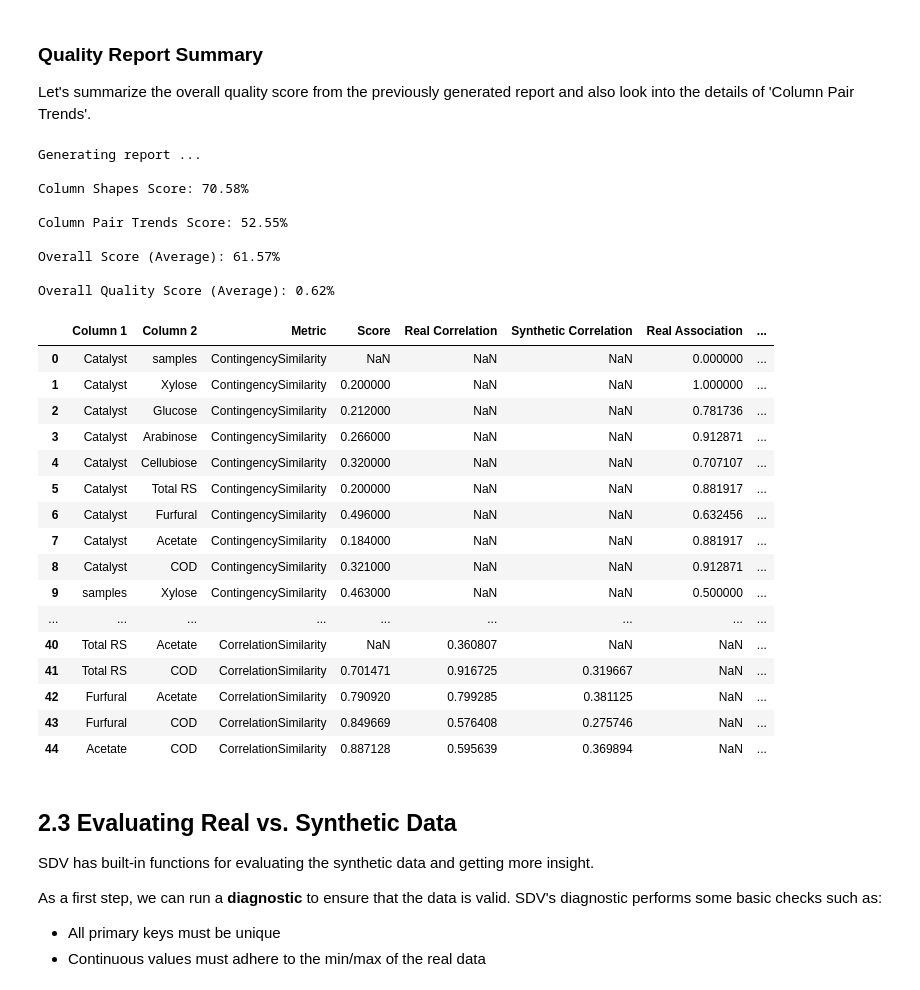
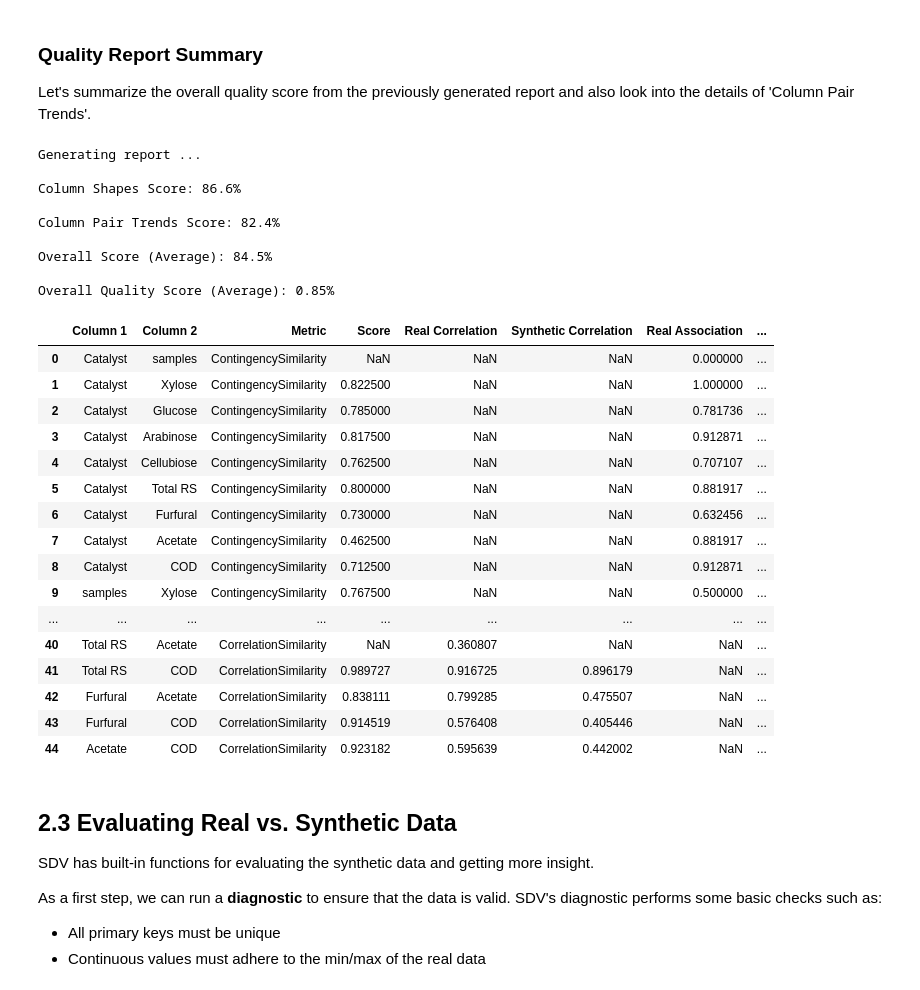
Before and after one commit to umraodeepika7-dotcom/ctgan, a Jupyter notebook: SDV_Synthesize_a_table_(CTGAN).ipynb, the cells around one changed output. Saved outputs shown, nothing was run; the diff lists cells and outputs as text; code cells hidden in the pictures.

```diff
--- a/SDV_Synthesize_a_table_(CTGAN).ipynb
+++ b/SDV_Synthesize_a_table_(CTGAN).ipynb
@@ -161,0 +151,7 @@ synthetic_data.head()
+# %%
+
+# Generate synthetic data using the GMM synthesizer
+synthetic_data_from_gmm = gmm_synthesizer.sample(len(real_data) * 50)
+
+print(f"Generated {len(synthetic_data_from_gmm)} synthetic rows using GMM.")
+display(synthetic_data_from_gmm.head())
@@ -179,7 +183,7 @@ def enforce_group_min_max_for_row(row, group_min_max_df, group_col, numeric_colu
     return row
 
 # Create a copy to store the enforced synthetic data
-synthetic_data_enforced = synthetic_data.copy()
+synthetic_data_enforced = synthetic_data_from_gmm.copy()
 
 # Apply the enforcement function to each row of the synthetic data
 synthetic_data_enforced = synthetic_data_enforced.apply(lambda row: enforce_group_min_max_for_row(row, group_min_max, 'Catalyst', numeric_cols), axis=1)
@@ -214,21 +218,3 @@ display(synthetic_data_enforced.head(500))
 ### Comparing Distributions of Real vs. Enforced Synthetic Data
 
 Now, let's visualize the 1D distributions of each numerical column to compare the `real_data` with the `synthetic_data_enforced` after applying group-wise min/max constraints.
-# %%
-from sdv.evaluation.single_table import get_column_plot
-import matplotlib.pyplot as plt
-
-# numeric_cols is already defined from previous steps
-# numeric_cols = ['Xylose', 'Glucose', 'Arabinose', 'Cellubiose', 'Total RS', 'Furfural', 'Acetate', 'COD']
-
-for col_name in numeric_cols:
-    print(f"Plotting distribution for column: {col_name}")
-    fig = get_column_plot(
-        real_data=real_data,
-        synthetic_data=synthetic_data_enforced,
-        column_name=col_name,
-        metadata=metadata
-    )
-    # Save the figure to a file instead of showing it directly
-    fig.savefig(f'{col_name}_distribution_comparison.png')
-    plt.close(fig) # Close the figure to free up memory
@@ -257,16 +231,0 @@ Successfully installed choreographer-1.3.0 kaleido-1.3.0 logistro-2.0.1
-# %%
-from sdv.evaluation.single_table import get_column_plot
-
-# numeric_cols is already defined from previous steps
-# numeric_cols = ['Xylose', 'Glucose', 'Arabinose', 'Cellubiose', 'Total RS', 'Furfural', 'Acetate', 'COD']
-
-for col_name in numeric_cols:
-    print(f"Plotting distribution for column: {col_name}")
-    fig = get_column_plot(
-        real_data=real_data,
-        synthetic_data=synthetic_data_enforced,
-        column_name=col_name,
-        metadata=metadata
-    )
-    # Save the figure to a file using Plotly's write_image method
-    fig.write_image(f'{col_name}_distribution_comparison.png')
@@ -284,40 +237,40 @@ Let's summarize the overall quality score from the previously generated report a
 # %%
 from sdv.evaluation.single_table import evaluate_quality
 
 quality_report = evaluate_quality(
     real_data,
-    synthetic_data,
+    synthetic_data_enforced,
     metadata
 )
 print(f"Overall Quality Score (Average): {quality_report.get_score():.2f}%")
 quality_report.get_details('Column Pair Trends')
 # %% [output]
 Generating report ...
 
-Column Shapes Score: 70.58%
+Column Shapes Score: 86.6%
 
-Column Pair Trends Score: 52.55%
+Column Pair Trends Score: 82.4%
 
-Overall Score (Average): 61.57%
+Overall Score (Average): 84.5%
 
-Overall Quality Score (Average): 0.62%
+Overall Quality Score (Average): 0.85%
 |  | Column 1 | Column 2 | Metric | Score | Real Correlation | Synthetic Correlation | Real Association | ... |
 | 0 | Catalyst | samples | ContingencySimilarity | NaN | NaN | NaN | 0.000000 | ... |
-| 1 | Catalyst | Xylose | ContingencySimilarity | 0.200000 | NaN | NaN | 1.000000 | ... |
-| 2 | Catalyst | Glucose | ContingencySimilarity | 0.212000 | NaN | NaN | 0.781736 | ... |
-| 3 | Catalyst | Arabinose | ContingencySimilarity | 0.266000 | NaN | NaN | 0.912871 | ... |
-| 4 | Catalyst | Cellubiose | ContingencySimilarity | 0.320000 | NaN | NaN | 0.707107 | ... |
-| 5 | Catalyst | Total RS | ContingencySimilarity | 0.200000 | NaN | NaN | 0.881917 | ... |
-| 6 | Catalyst | Furfural | ContingencySimilarity | 0.496000 | NaN | NaN | 0.632456 | ... |
-| 7 | Catalyst | Acetate | ContingencySimilarity | 0.184000 | NaN | NaN | 0.881917 | ... |
-| 8 | Catalyst | COD | ContingencySimilarity | 0.321000 | NaN | NaN | 0.912871 | ... |
-| 9 | samples | Xylose | ContingencySimilarity | 0.463000 | NaN | NaN | 0.500000 | ... |
+| 1 | Catalyst | Xylose | ContingencySimilarity | 0.822500 | NaN | NaN | 1.000000 | ... |
+| 2 | Catalyst | Glucose | ContingencySimilarity | 0.785000 | NaN | NaN | 0.781736 | ... |
+| 3 | Catalyst | Arabinose | ContingencySimilarity | 0.817500 | NaN | NaN | 0.912871 | ... |
+| 4 | Catalyst | Cellubiose | ContingencySimilarity | 0.762500 | NaN | NaN | 0.707107 | ... |
+| 5 | Catalyst | Total RS | ContingencySimilarity | 0.800000 | NaN | NaN | 0.881917 | ... |
+| 6 | Catalyst | Furfural | ContingencySimilarity | 0.730000 | NaN | NaN | 0.632456 | ... |
+| 7 | Catalyst | Acetate | ContingencySimilarity | 0.462500 | NaN | NaN | 0.881917 | ... |
+| 8 | Catalyst | COD | ContingencySimilarity | 0.712500 | NaN | NaN | 0.912871 | ... |
+| 9 | samples | Xylose | ContingencySimilarity | 0.767500 | NaN | NaN | 0.500000 | ... |
 | ... | ... | ... | ... | ... | ... | ... | ... | ... |
 | 40 | Total RS | Acetate | CorrelationSimilarity | NaN | 0.360807 | NaN | NaN | ... |
-| 41 | Total RS | COD | CorrelationSimilarity | 0.701471 | 0.916725 | 0.319667 | NaN | ... |
-| 42 | Furfural | Acetate | CorrelationSimilarity | 0.790920 | 0.799285 | 0.381125 | NaN | ... |
-| 43 | Furfural | COD | CorrelationSimilarity | 0.849669 | 0.576408 | 0.275746 | NaN | ... |
-| 44 | Acetate | COD | CorrelationSimilarity | 0.887128 | 0.595639 | 0.369894 | NaN | ... |
+| 41 | Total RS | COD | CorrelationSimilarity | 0.989727 | 0.916725 | 0.896179 | NaN | ... |
+| 42 | Furfural | Acetate | CorrelationSimilarity | 0.838111 | 0.799285 | 0.475507 | NaN | ... |
+| 43 | Furfural | COD | CorrelationSimilarity | 0.914519 | 0.576408 | 0.405446 | NaN | ... |
+| 44 | Acetate | COD | CorrelationSimilarity | 0.923182 | 0.595639 | 0.442002 | NaN | ... |
 # %% [markdown]
 ## 2.3 Evaluating Real vs. Synthetic Data
 
```
Also changed, not shown: parts of 40 cells of this notebook.
